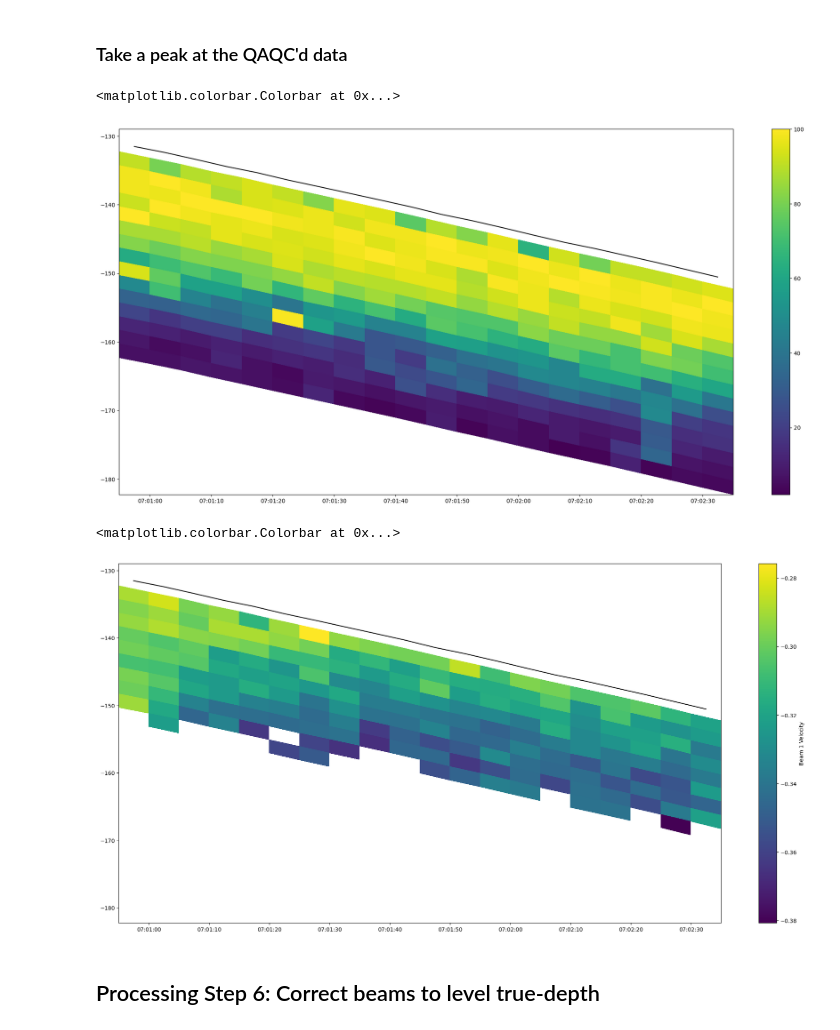
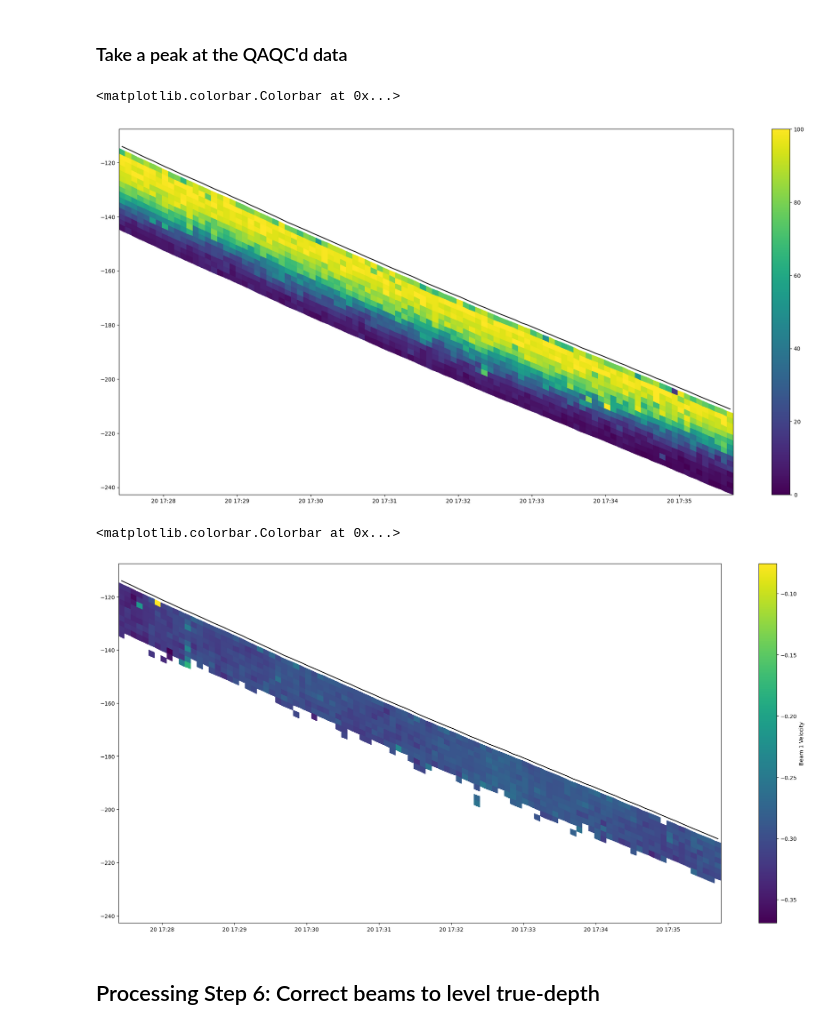
Before and after one commit to JGradone/Slocum-AD2CP, a Jupyter notebook: notebooks/01_Slocum_AD2CP_Testing_and_Data_Exploration.ipynb, the cells around one changed output. Saved outputs shown, nothing was run; the diff lists cells and outputs as text; code cells hidden in the pictures.

```diff
--- a/notebooks/01_Slocum_AD2CP_Testing_and_Data_Exploration.ipynb
+++ b/notebooks/01_Slocum_AD2CP_Testing_and_Data_Exploration.ipynb
@@ -162,0 +202,4 @@ tot_ad2cp = slocum_ad2cp.load_ad2cp(file,mean_lat=15)
+# %%
+##
+tot_ad2cp = slocum_ad2cp.correct_ad2cp_heading(tot_ad2cp)
+tot_ad2cp
@@ -164,18 +251,21 @@ tot_ad2cp = slocum_ad2cp.load_ad2cp(file,mean_lat=15)
 ## Step 3: Subset datasets
 Pull out just one glider segment (based on a unique file name) and the corresponding dead-reckoned depth average current. Use the start and end times to subset the AD2CP data
 # %%
-x=21
+x=12
 
+## Subset glider df to one segment
+subsetgdf = gdf[(gdf.time >= start_times[x]) & (gdf.time <= end_times[x])]
+## Pull out last non-NaN DAC
 ## Subset glider df to one segment
 subsetgdf = gdf[(gdf.time >= start_times[x]) & (gdf.time <= end_times[x])]
 ## Pull out last non-NaN DAC
 ind         = np.argwhere(np.isnan(subsetgdf.m_water_vx).ravel()==False).flatten()
 vx          = subsetgdf.m_water_vx.iloc[ind[-1]]
 vy          = subsetgdf.m_water_vy.iloc[ind[-1]]
-vx_lon      = np.nanmean(subsetgdf.longitude)
-vx_lat      = np.nanmean(subsetgdf.latitude)
-vx_start_tm = subsetgdf.time.iloc[0]
-vx_end_tm   = subsetgdf.time.iloc[-1]
+mag_var     = np.nanmean(subsetgdf.m_gps_mag_var)
+print(vx)
+print(vy)
+print(mag_var )
 
 ## Subset AD2CP dataframe based on segment start and end times
 ad2cp_time_ind = np.where((tot_ad2cp.time >= start_times2[x]) & (tot_ad2cp.time <= end_times2[x]))[0]
@@ -263,38 +394,38 @@ np.float32(-0.28045395)
 ### Take a peak at the QAQC'd data
 # %%
 [x,y]=np.meshgrid(subset_ad2cp['time'],subset_ad2cp['VelocityRange'])
-[bdepth,bbins]=np.meshgrid(subset_ad2cp['Pressure'],subset_ad2cp['VelocityRange'])
+[bdepth,bbins]=np.meshgrid(subset_ad2cp['Depth'],subset_ad2cp['VelocityRange'])
 
 by=bdepth+bbins
 
-start_ind = 120
-end_ind   = 140
+start_ind = 100
+end_ind   = 200
 
 
 fig = plt.figure(figsize=(25,12))
 plt.pcolormesh(x[:,start_ind:end_ind],-by[:,start_ind:end_ind],subset_ad2cp['CorrelationBeam1'][:,start_ind:end_ind])
-plt.plot(subset_ad2cp['time'][start_ind:end_ind],-subset_ad2cp['Pressure'][start_ind:end_ind],'k')
+plt.plot(subset_ad2cp['time'][start_ind:end_ind],-subset_ad2cp['Depth'][start_ind:end_ind],'k')
 plt.colorbar()
 #plt.colorbar(label='Beam 1 Correlation')
 # %% [output]
 <matplotlib.colorbar.Colorbar at 0x...>
-[figure, old version]
+[figure, new version]
 # %%
 [x,y]=np.meshgrid(subset_ad2cp['time'],subset_ad2cp['VelocityRange'])
-[bdepth,bbins]=np.meshgrid(subset_ad2cp['Pressure'],subset_ad2cp['VelocityRange'])
+[bdepth,bbins]=np.meshgrid(subset_ad2cp['Depth'],subset_ad2cp['VelocityRange'])
 
 by=bdepth+bbins
 
-start_ind = 120
-end_ind   = 140
+start_ind = 100
+end_ind   = 200
 
 fig = plt.figure(figsize=(25,12))
 plt.pcolormesh(x[:,start_ind:end_ind],-by[:,start_ind:end_ind],subset_ad2cp['VelocityBeam1'][:,start_ind:end_ind])
-plt.plot(subset_ad2cp['time'][start_ind:end_ind],-subset_ad2cp['Pressure'][start_ind:end_ind],'k')
+plt.plot(subset_ad2cp['time'][start_ind:end_ind],-subset_ad2cp['Depth'][start_ind:end_ind],'k')
 plt.colorbar(label='Beam 1 Velocity')
 # %% [output]
 <matplotlib.colorbar.Colorbar at 0x...>
-[figure, old version]
+[figure, new version]
 # %% [markdown]
 ## Processing Step 6: Correct beams to level true-depth
 # %%
```
Also changed, not shown: parts of 51 cells of this notebook, 2 other files.
